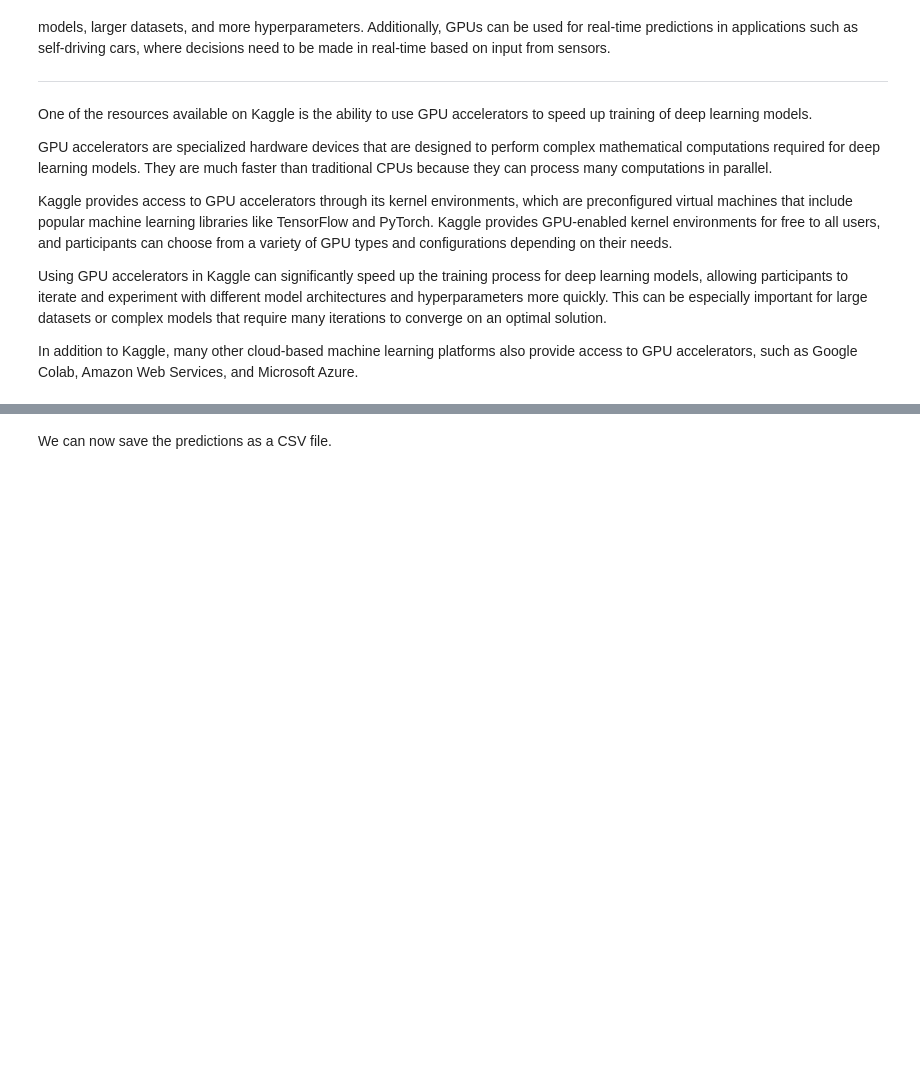
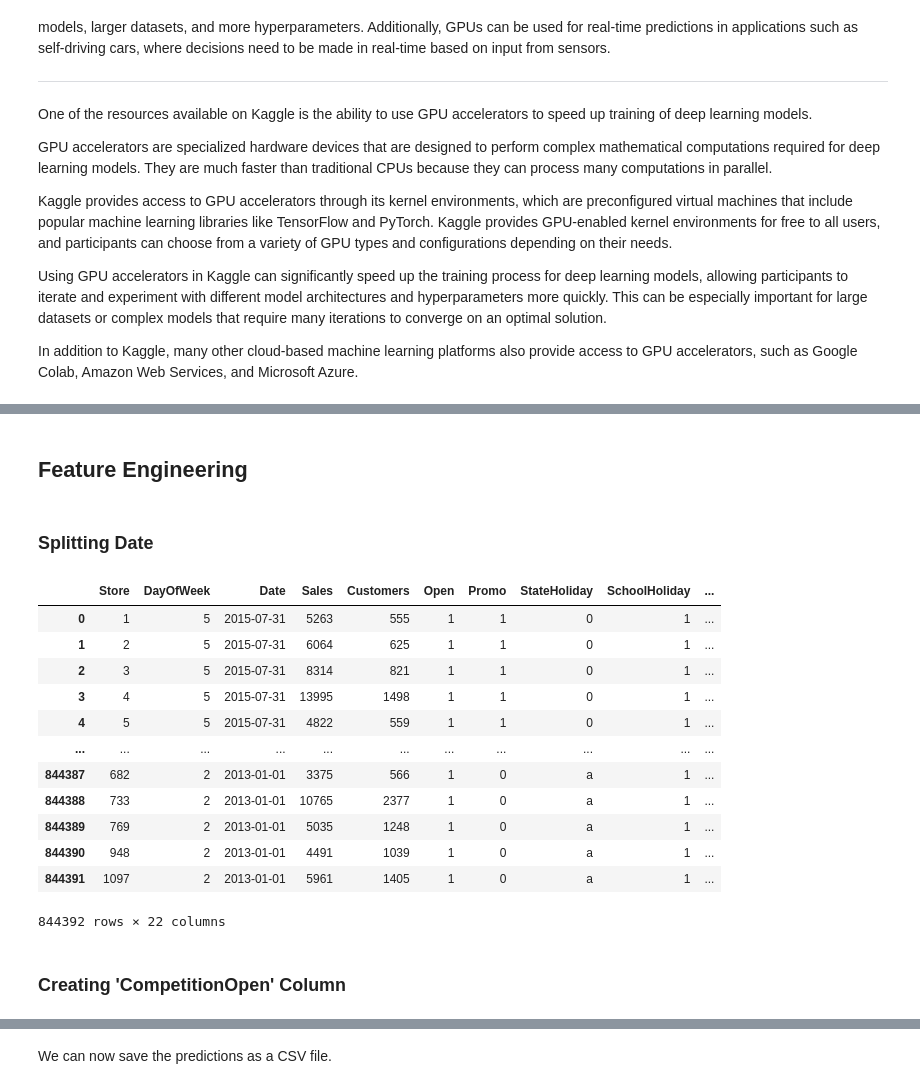
Before and after one commit to sridharstreaks/My-Kaggle-Projects, a Jupyter notebook: gbms-with-xgboost-intution-model-building.ipynb, the cells around one changed output, grey strips where cells are left out. Cells and saved outputs as stored; diff of their text form; code cells hidden in the pictures; blank space fills up the shorter version.

```diff
--- a/gbms-with-xgboost-intution-model-building.ipynb
+++ b/gbms-with-xgboost-intution-model-building.ipynb
@@ -1398,0 +1756,4 @@ Now that the model is trained, we can make predictions on the test set.
+# %%
+print("before fillna:{}".format(test_df.isna().sum().sum()))
+test_df=test_df.fillna(1)
+print("before fillna:{}".format(test_df.isna().sum().sum()))
@@ -1398,0 +1770,9 @@ Now that the model is trained, we can make predictions on the test set.
+# %%
+test_sales_zero=test_df.loc[(test_df.Open == 0)] # saving open 0 seperately
+
+print("before filter ross_df:{},test_df:{}".format(ross_df.shape,test_df.shape))
+
+test_df=test_df.loc[(test_df.Open != 0)]
+ross_df=ross_df.loc[(ross_df.Open != 0)]
+
+print("after filter ross_df:{},test_df:{}".format(ross_df.shape,test_df.shape))
@@ -1398,0 +1784,3 @@ Now that the model is trained, we can make predictions on the test set.
+# %%
+merged_df = ross_df.merge(store_df, how='left', on='Store') #this is gonna be the merged training dataset
+merged_test_df = test_df.merge(store_df, how='left', on='Store') #this is gonna be the merged testing dataset
@@ -1398,0 +1803,32 @@ Now that the model is trained, we can make predictions on the test set.
+# %% [markdown]
+## Feature Engineering
+# %% [markdown]
+### Splitting Date
+# %%
+def split_date(df): #A helper function that takes a df and finds the Date column and extract the necessary info.
+    df['Date'] = pd.to_datetime(df['Date'])
+    df['Year'] = df.Date.dt.year
+    df['Month'] = df.Date.dt.month
+    df['Day'] = df.Date.dt.day
+    df['WeekOfYear'] = df.Date.dt.isocalendar().week  #since we have day of the week already let's extrac the rest
+# %%
+split_date(merged_df)
+split_date(merged_test_df)
+
+merged_df
+# %% [output]
+|  | Store | DayOfWeek | Date | Sales | Customers | Open | Promo | StateHoliday | SchoolHoliday | ... |
+| 0 | 1 | 5 | 2015-07-31 | 5263 | 555 | 1 | 1 | 0 | 1 | ... |
+| 1 | 2 | 5 | 2015-07-31 | 6064 | 625 | 1 | 1 | 0 | 1 | ... |
+| 2 | 3 | 5 | 2015-07-31 | 8314 | 821 | 1 | 1 | 0 | 1 | ... |
+| 3 | 4 | 5 | 2015-07-31 | 13995 | 1498 | 1 | 1 | 0 | 1 | ... |
+| 4 | 5 | 5 | 2015-07-31 | 4822 | 559 | 1 | 1 | 0 | 1 | ... |
+| ... | ... | ... | ... | ... | ... | ... | ... | ... | ... | ... |
+| 844387 | 682 | 2 | 2013-01-01 | 3375 | 566 | 1 | 0 | a | 1 | ... |
+| 844388 | 733 | 2 | 2013-01-01 | 10765 | 2377 | 1 | 0 | a | 1 | ... |
+| 844389 | 769 | 2 | 2013-01-01 | 5035 | 1248 | 1 | 0 | a | 1 | ... |
+| 844390 | 948 | 2 | 2013-01-01 | 4491 | 1039 | 1 | 0 | a | 1 | ... |
+| 844391 | 1097 | 2 | 2013-01-01 | 5961 | 1405 | 1 | 0 | a | 1 | ... |
+844392 rows × 22 columns
+# %% [markdown]
+### Creating 'CompetitionOpen' Column
```
Also changed, not shown: parts of 156 cells of this notebook.
